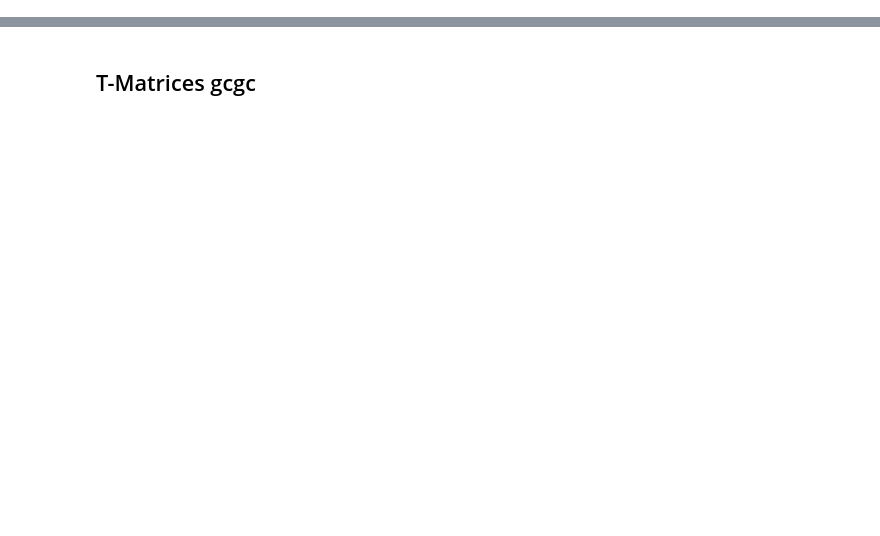
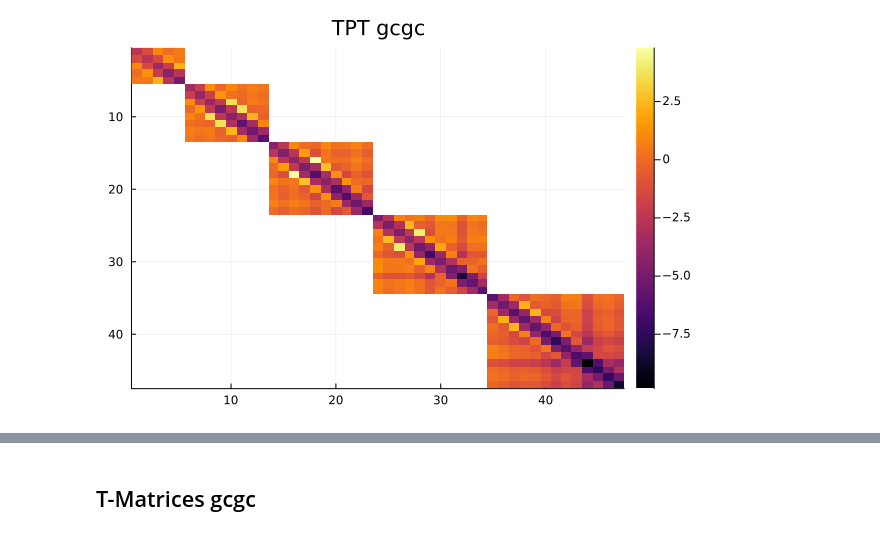
Before and after one commit to JaimeRZP/3x2_analytical, a Jupyter notebook: dz_tpt.ipynb, the cells around one changed output, grey strips where cells are left out. Drawn from its saved outputs; the diff is of its cells as text; code cells hidden in the pictures; blank space fills up the shorter version.

```diff
--- a/dz_tpt.ipynb
+++ b/dz_tpt.ipynb
@@ -117,0 +179,4 @@ plot(abs.(diag(wlwl_meta.cov) .- diag(C_mod)) ./ diag(wlwl_meta.cov), label="cos
+# %%
+heatmap(log.(abs.((Cmod_gcgc .- meta_gcgc.cov)./ meta_gcgc.cov)), title="TPT gcgc", yflip=true)
+# %% [output]
+[figure, added]
```
Also changed, not shown: parts of 29 cells of this notebook.
